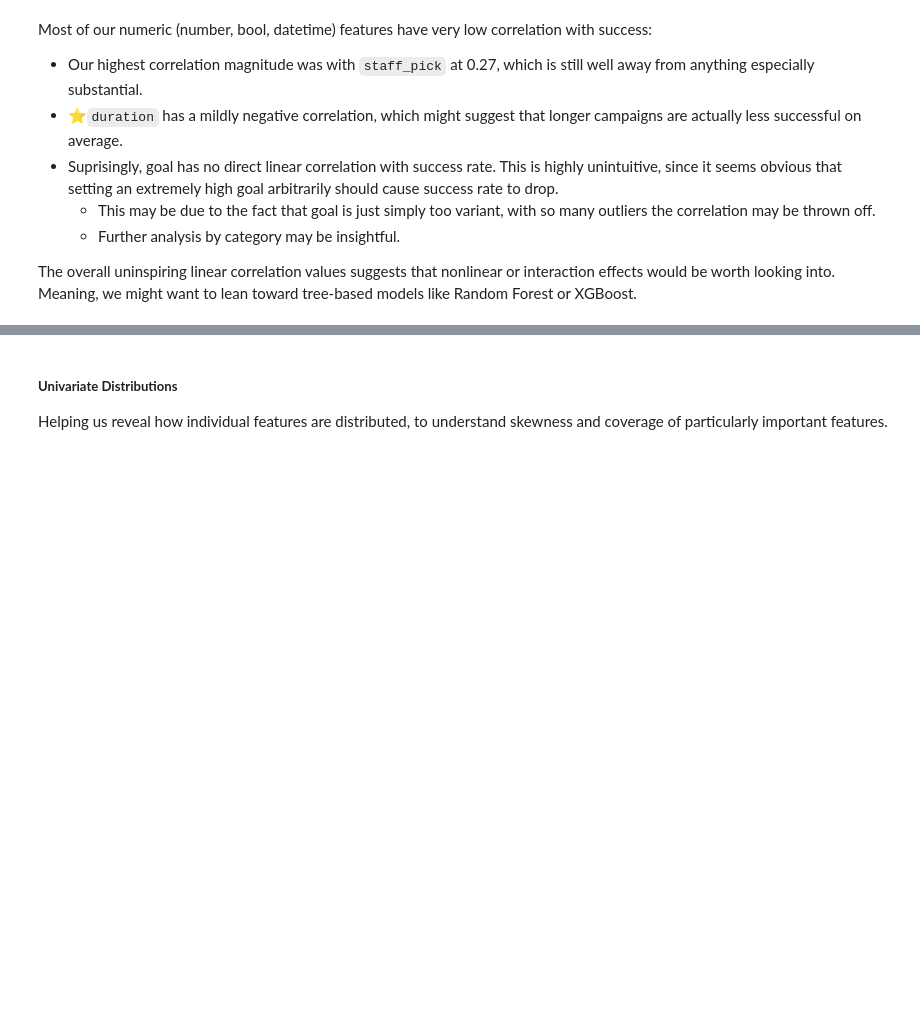
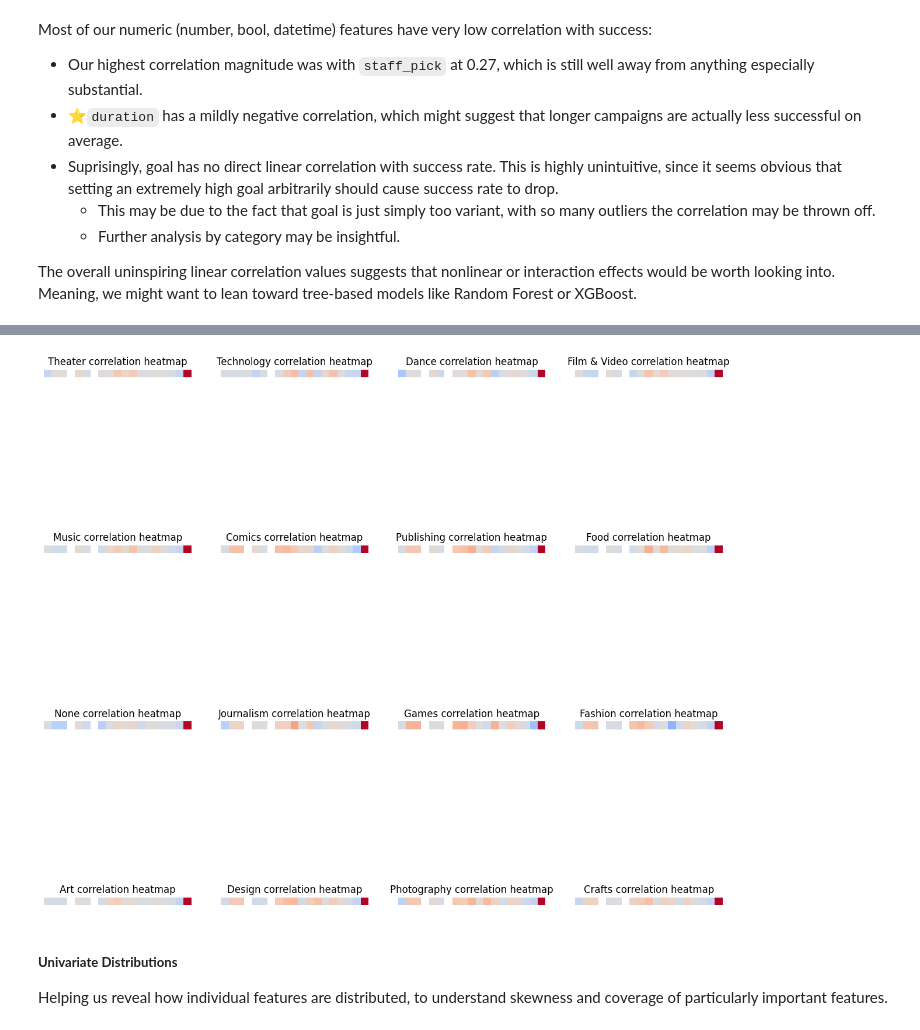
Before and after one commit to DVDMVN/CMSE802_PROJECT, a Jupyter notebook: notebooks/exploration.ipynb, the cells around one changed output, grey strips where cells are left out. Cells and saved outputs as stored; diff of their text form; code cells hidden in the pictures; blank space fills up the shorter version.

```diff
--- a/notebooks/exploration.ipynb
+++ b/notebooks/exploration.ipynb
@@ -967,3 +1033,27 @@ To try and investigate individual categories further, we will subset our dataset
+# %%
+fig, axes = plt.subplots(nrows = 4, ncols = 4, figsize=(15, 15))
+axes: list[plt.Axes] = axes.ravel()
+
+for i, cat in enumerate(kick_clean['cat_parent_name'].unique()):
+    cat_df: pd.DataFrame = kick_clean[kick_clean['cat_parent_name'] == cat].copy()
+    cat_df.loc[:, 'is_success'] = (cat_df['state'] == 'successful')
+    corr = cat_df.select_dtypes(include=["number", "bool", "datetime"]).corr()
+    sns.heatmap(
+        corr.loc[['is_success']],
+        cmap="coolwarm",
+        vmin = -1,
+        vmax = 1,
+        cbar = False,
+        annot=False,
+        square = True,
+        ax = axes[i],
+    )
+    axes[i].set_title(f"{cat} correlation heatmap")
+    axes[i].set_xticks([])
+    axes[i].set_yticks([])
+plt.show()
+# %% [output]
+[figure, added]
 # %% [markdown]
 ##### **Univariate Distributions**
 Helping us reveal how individual features are distributed, to understand skewness and coverage of particularly important features.
```
Also changed, not shown: parts of 15 cells of this notebook, 3 other files.
